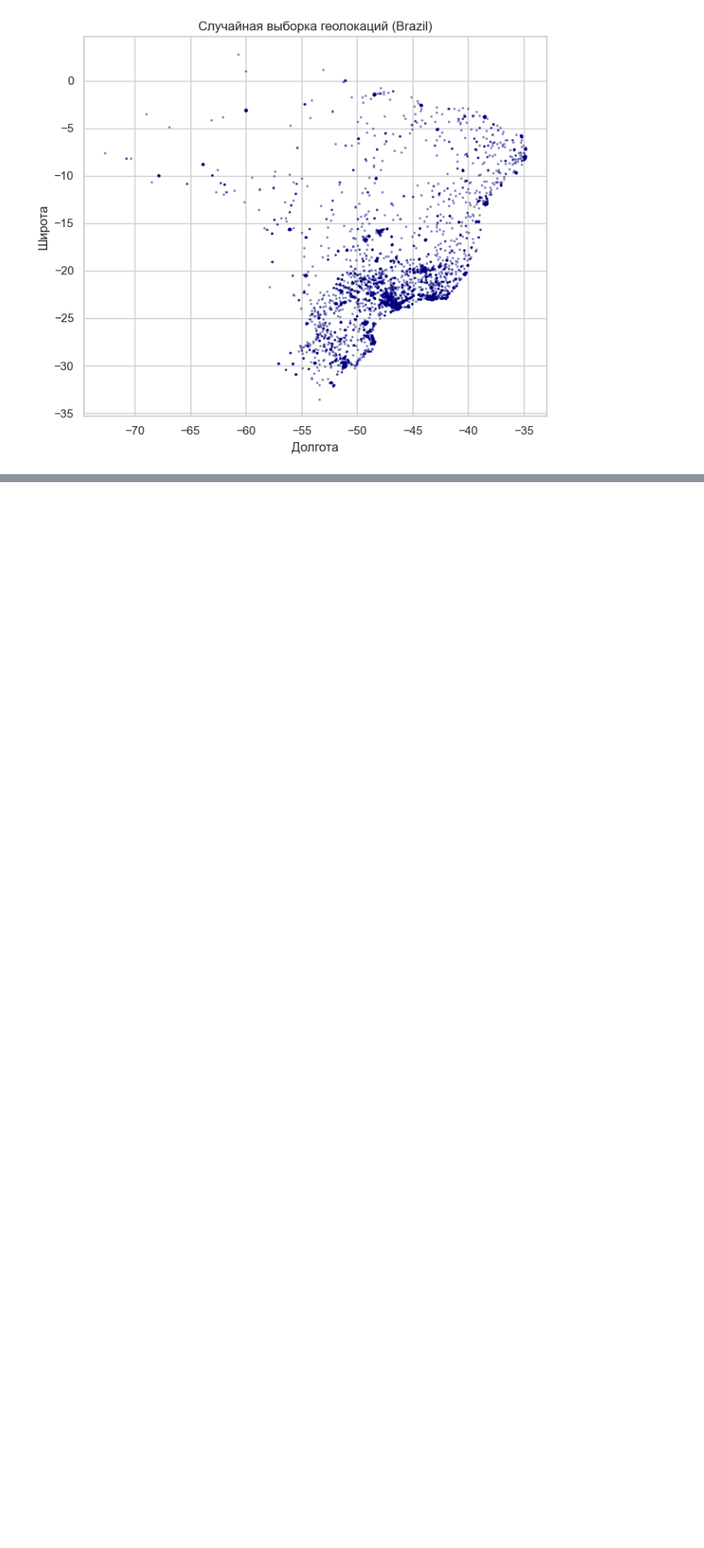
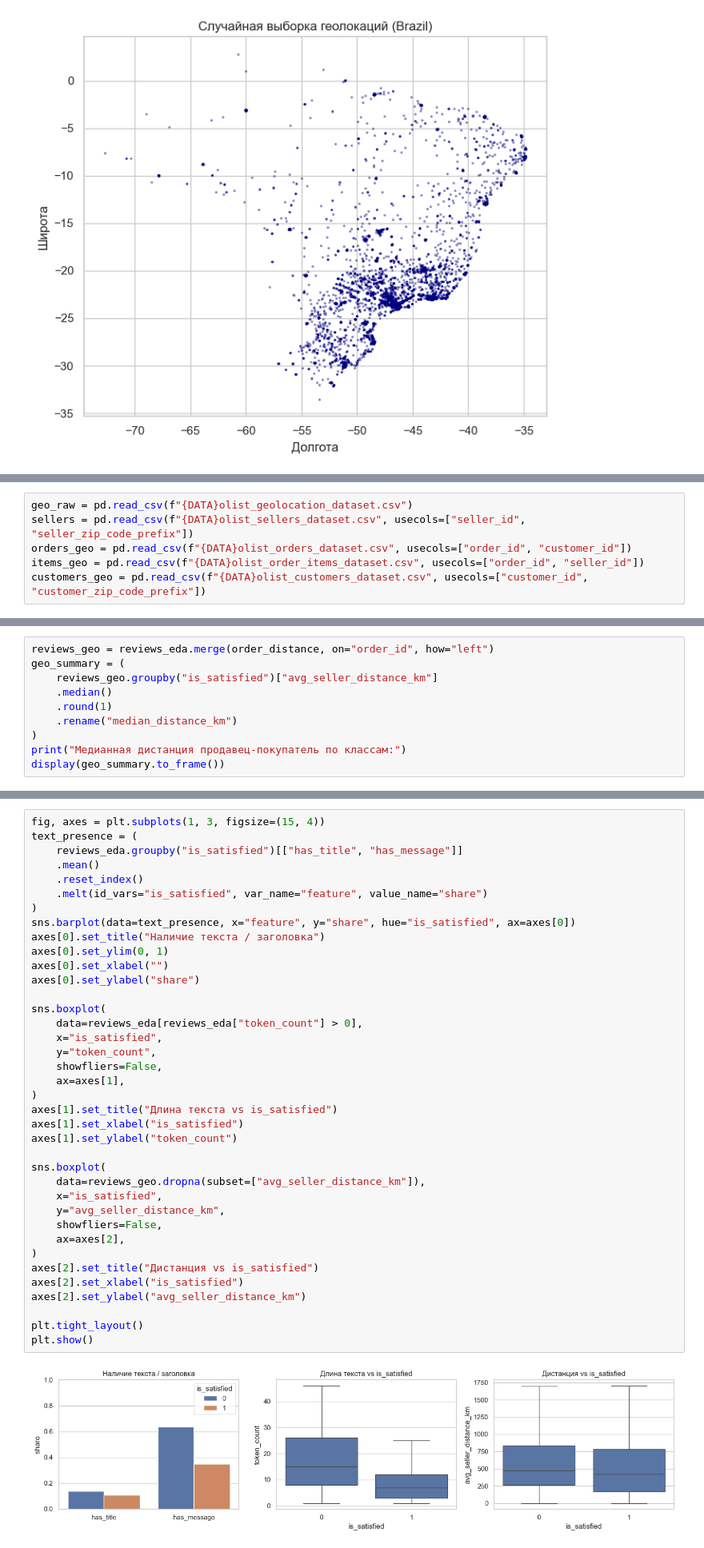
Before and after one commit to alisingit/ISSII, a Jupyter notebook: lab1/notebooks/eda_reviews.ipynb, the cells around one changed output, grey strips where cells are left out. Shown at 80% size. Drawn from its saved outputs; the diff is of its cells as text; blank space fills up the shorter version.

```diff
--- a/lab1/notebooks/eda_reviews.ipynb
+++ b/lab1/notebooks/eda_reviews.ipynb
@@ -96,0 +134,6 @@ plt.show()
+# %%
+geo_raw = pd.read_csv(f"{DATA}olist_geolocation_dataset.csv")
+sellers = pd.read_csv(f"{DATA}olist_sellers_dataset.csv", usecols=["seller_id", "seller_zip_code_prefix"])
+orders_geo = pd.read_csv(f"{DATA}olist_orders_dataset.csv", usecols=["order_id", "customer_id"])
+items_geo = pd.read_csv(f"{DATA}olist_order_items_dataset.csv", usecols=["order_id", "seller_id"])
+customers_geo = pd.read_csv(f"{DATA}olist_customers_dataset.csv", usecols=["customer_id", "customer_zip_code_prefix"])
@@ -96,0 +185,10 @@ plt.show()
+# %%
+reviews_geo = reviews_eda.merge(order_distance, on="order_id", how="left")
+geo_summary = (
+    reviews_geo.groupby("is_satisfied")["avg_seller_distance_km"]
+    .median()
+    .round(1)
+    .rename("median_distance_km")
+)
+print("Медианная дистанция продавец-покупатель по классам:")
+display(geo_summary.to_frame())
@@ -96,0 +201,40 @@ plt.show()
+# %%
+fig, axes = plt.subplots(1, 3, figsize=(15, 4))
+text_presence = (
+    reviews_eda.groupby("is_satisfied")[["has_title", "has_message"]]
+    .mean()
+    .reset_index()
+    .melt(id_vars="is_satisfied", var_name="feature", value_name="share")
+)
+sns.barplot(data=text_presence, x="feature", y="share", hue="is_satisfied", ax=axes[0])
+axes[0].set_title("Наличие текста / заголовка")
+axes[0].set_ylim(0, 1)
+axes[0].set_xlabel("")
+axes[0].set_ylabel("share")
+
+sns.boxplot(
+    data=reviews_eda[reviews_eda["token_count"] > 0],
+    x="is_satisfied",
+    y="token_count",
+    showfliers=False,
+    ax=axes[1],
+)
+axes[1].set_title("Длина текста vs is_satisfied")
+axes[1].set_xlabel("is_satisfied")
+axes[1].set_ylabel("token_count")
+
+sns.boxplot(
+    data=reviews_geo.dropna(subset=["avg_seller_distance_km"]),
+    x="is_satisfied",
+    y="avg_seller_distance_km",
+    showfliers=False,
+    ax=axes[2],
+)
+axes[2].set_title("Дистанция vs is_satisfied")
+axes[2].set_xlabel("is_satisfied")
+axes[2].set_ylabel("avg_seller_distance_km")
+
+plt.tight_layout()
+plt.show()
+# %% [output]
+[figure, added]
```
Also changed, not shown: parts of 10 cells of this notebook, 13 other files.
